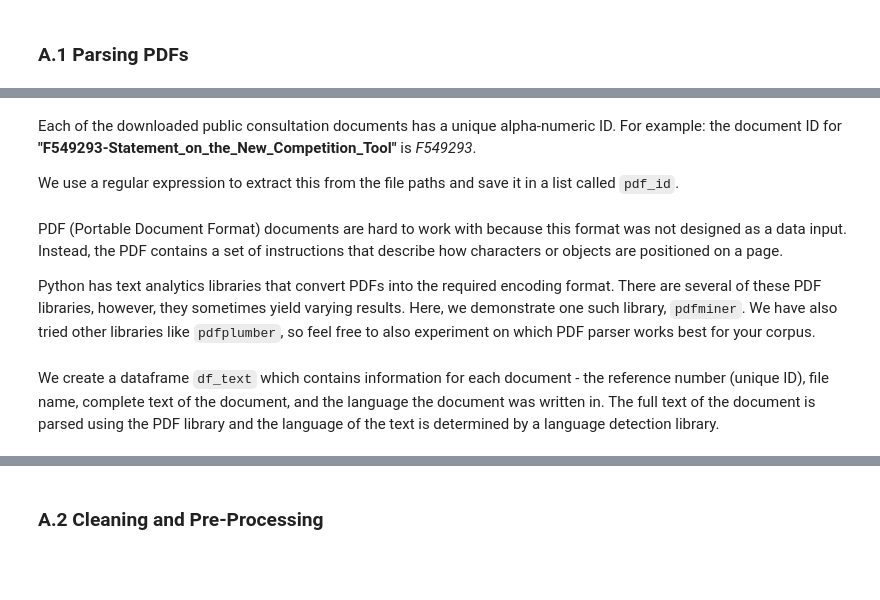
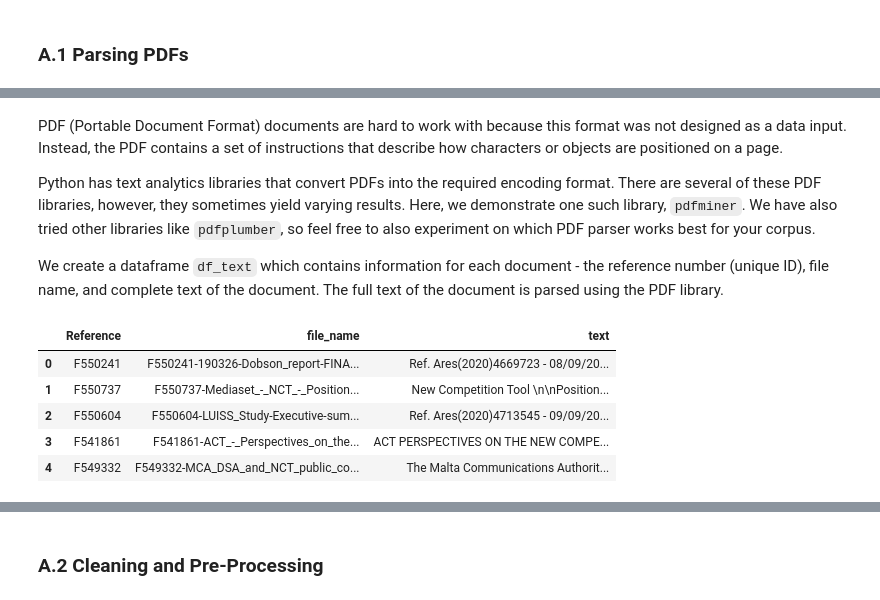
Before and after one commit to adellegia/watermelon, a Jupyter notebook: Text_Classification_BERT.ipynb, the cells around one changed output, grey strips where cells are left out. Saved outputs shown, nothing was run; the diff lists cells and outputs as text; code cells hidden in the pictures; blank space fills up the shorter version.

```diff
--- a/Text_Classification_BERT.ipynb
+++ b/Text_Classification_BERT.ipynb
@@ -235,4 +283,0 @@ pdf_list
-# %% [markdown]
-Each of the downloaded public consultation documents has a unique alpha-numeric ID. For example: the document ID for **"F549293-Statement_on_the_New_Competition_Tool"** is *F549293*.
-
-We use a regular expression to extract this from the file paths and save it in a list called `pdf_id`.
@@ -244,16 +285,23 @@ len(pdf_id) # no. of unique pdf submission
 PDF (Portable Document Format) documents are hard to work with because this format was not designed as a data input. Instead, the PDF contains a set of instructions that describe how characters or objects are positioned on a page.
 
 Python has text analytics libraries that convert PDFs into the required encoding format. There are several of these PDF libraries, however, they sometimes yield varying results. Here, we demonstrate one such library, `pdfminer`. We have also tried other libraries like `pdfplumber`, so feel free to also experiment on which PDF parser works best for your corpus.
+
+We create a dataframe `df_text` which contains information for each document - the reference number (unique ID), file name, and complete text of the document. The full text of the document is parsed using the PDF library.
-# %% [markdown]
-We create a dataframe `df_text` which contains information for each document - the reference number (unique ID), file name, complete text of the document, and the language the document was written in. The full text of the document is parsed using the PDF library and the language of the text is determined by a language detection library.
 # %%
-df_text = pd.DataFrame(columns = ['Reference', 'file_name', 'text', 'lang'])
+df_text = pd.DataFrame(columns = ['Reference', 'file_name', 'text'])
 
 for pdf_file in pdf_list:
     Reference = re.search('[F][0-9]{6}', pdf_file)[0]
     file_name = re.search('[F][0-9]{6}(.*)[\\>.]', pdf_file)[0]
     text = extract_text(pdf_file)
-    lang = detect(text)
-    row = pd.DataFrame({'Reference': Reference,'file_name': file_name,
-                        'text': text, 'lang': lang}, index=[0])
+    row = pd.DataFrame({'Reference': Reference,'file_name': file_name, 'text': text}, index=[0])
     df_text = pd.concat([row,df_text.loc[:]]).reset_index(drop=True)
+
+df_text.head()
+# %% [output]
+|  | Reference | file_name | text |
+| 0 | F550241 | F550241-190326-Dobson_report-FINA... | Ref. Ares(2020)4669723 - 08/09/20... |
+| 1 | F550737 | F550737-Mediaset_-_NCT_-_Position... | New Competition Tool \n\nPosition... |
+| 2 | F550604 | F550604-LUISS_Study-Executive-sum... | Ref. Ares(2020)4713545 - 09/09/20... |
+| 3 | F541861 | F541861-ACT_-_Perspectives_on_the... | ACT PERSPECTIVES ON THE NEW COMPE... |
+| 4 | F549332 | F549332-MCA_DSA_and_NCT_public_co... | The Malta Communications Authorit... |
```
Also changed, not shown: parts of 45 cells of this notebook.
